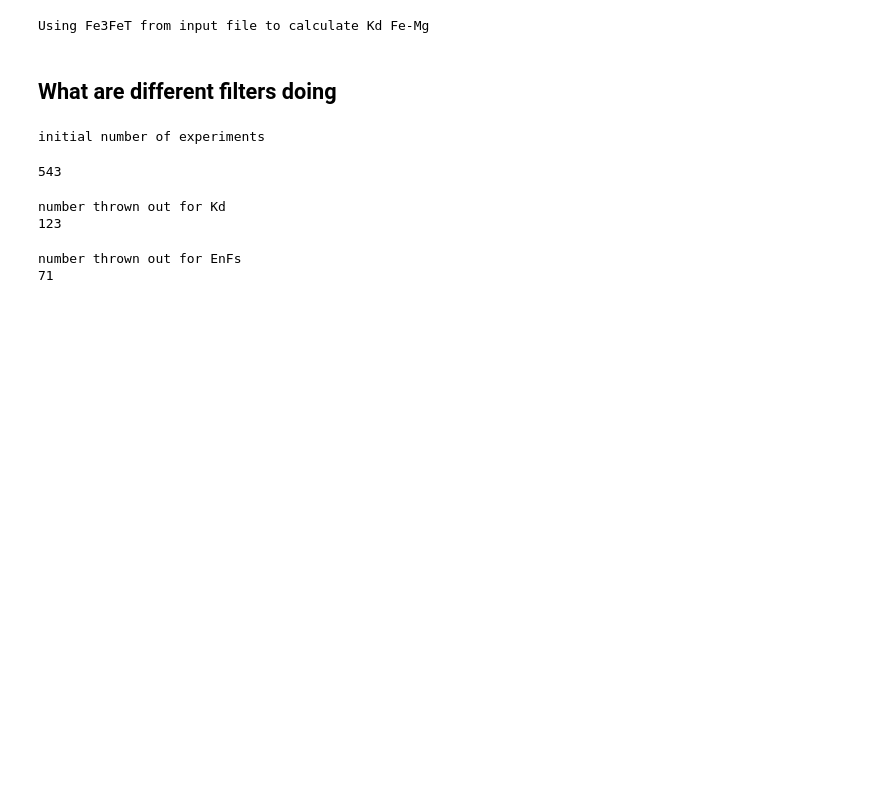
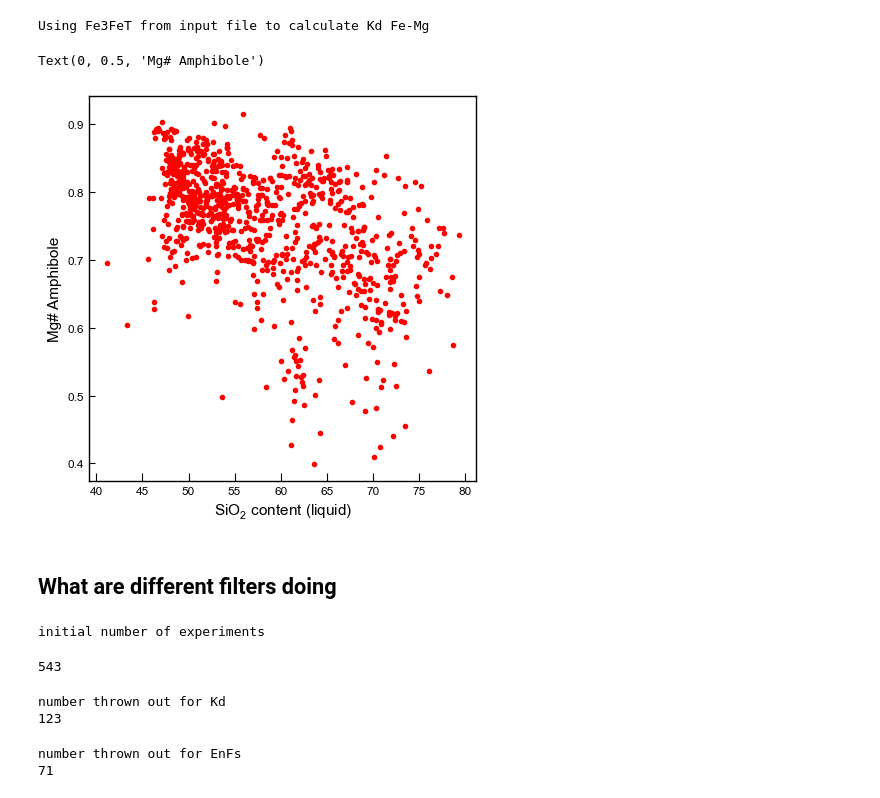
Before and after one commit to PennyWieser/BarometersBehavingBadly_PartII, a Jupyter notebook: Figure7_Cpx_Liq_thermometer_Assesment/Figure7_CpxLiq.ipynb, the cells around one changed output. Drawn from its saved outputs; the diff is of its cells as text; code cells hidden in the pictures; blank space fills up the shorter version.

```diff
--- a/Figure7_Cpx_Liq_thermometer_Assesment/Figure7_CpxLiq.ipynb
+++ b/Figure7_Cpx_Liq_thermometer_Assesment/Figure7_CpxLiq.ipynb
@@ -67,6 +67,17 @@ Liq_Mask=myLiquids1.loc[Press_new&Eq_Mask].reset_index(drop=True)
 cpx_Glass_Mask=cpx_Glass.loc[Press_new&Eq_Mask].reset_index(drop=True)
 # %% [output]
 Using Fe3FeT from input file to calculate Kd Fe-Mg
+# %%
+## Are the trends in PT seen in the Cascades spurious?
+CpxMgno=(myCpxs1['MgO_Cpx']/40.3044)/((myCpxs1['MgO_Cpx']/40.3044)+(myCpxs1['FeOt_Cpx']/71.844))
+fig, (ax1) = plt.subplots(1, 1, figsize=(5,5), sharey=True)
+ax1.plot( cpx_Glass['SiO2_Liq'],CpxMgno, '.r')
+#ax1.plot(Amp_Glass_filt2['T_K_x'], Amp_Glass_filt2['P_kbar_x'], '.k')
+ax1.set_xlabel('SiO$_2$ content (liquid)')
+ax1.set_ylabel('Mg# Amphibole')
+# %% [output]
+Text(0, 0.5, 'Mg# Amphibole')
+[figure, added]
 # %% [markdown]
 ## What are different filters doing
 # %%
```
Also changed, not shown: 3 other files.
